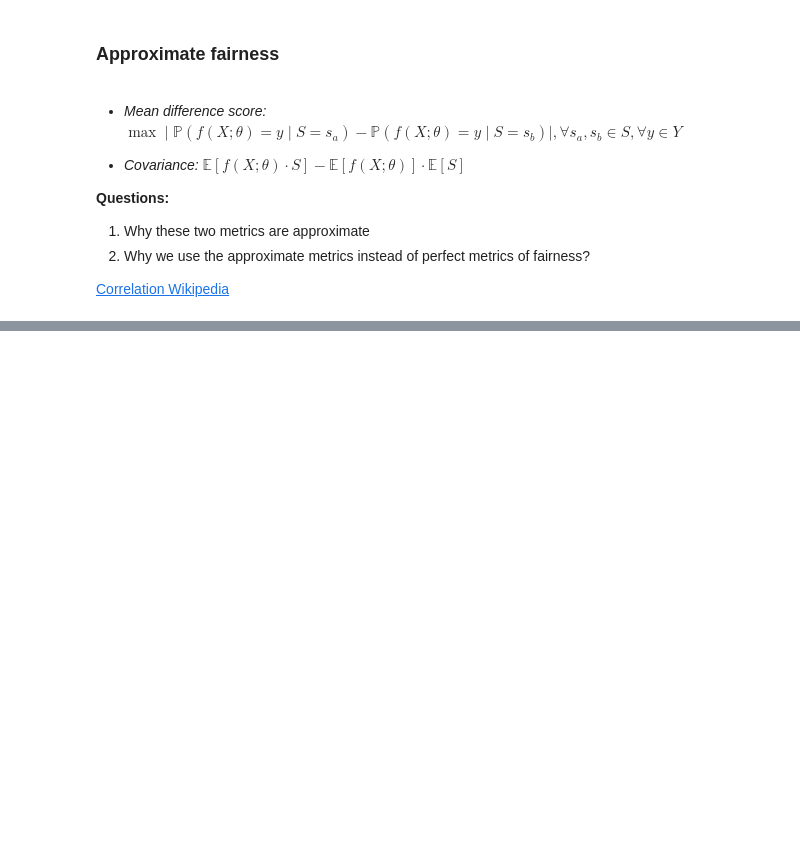
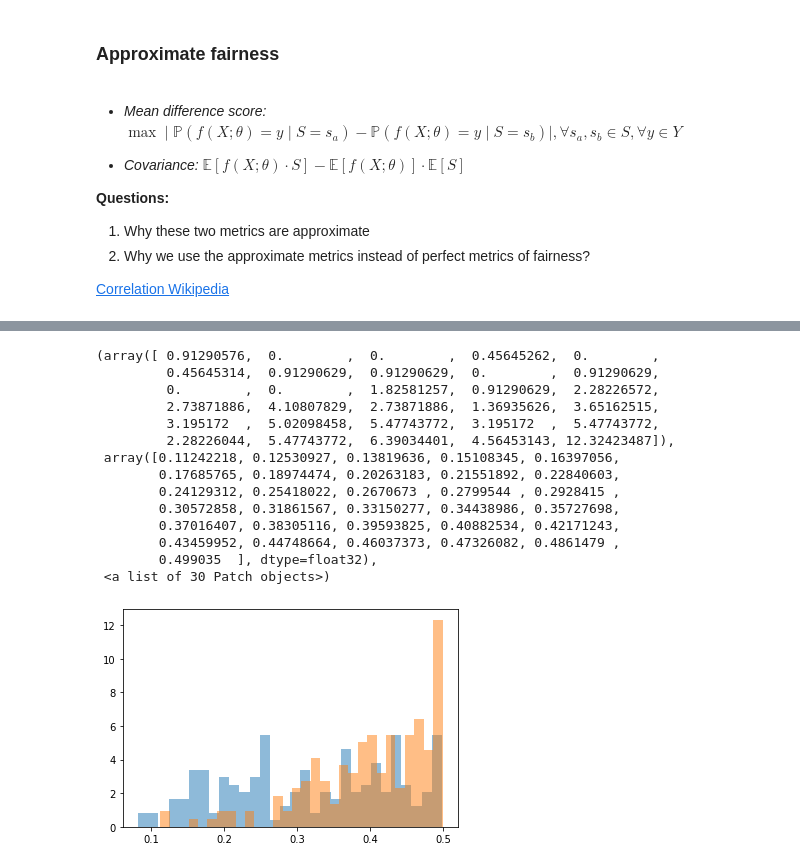
Before and after one commit to valeriu-balaban/fair-ml-presentation, a Jupyter notebook: Fair_ML_Presentation.ipynb, the cells around one changed output, grey strips where cells are left out. Cells and saved outputs as stored; diff of their text form; code cells hidden in the pictures; blank space fills up the shorter version.

```diff
--- a/Fair_ML_Presentation.ipynb
+++ b/Fair_ML_Presentation.ipynb
@@ -271,0 +473,24 @@ To simplify things we will focus only on classification. Although, the methods w
+# %%
+# Select predicted prob by subgroup
+pred_prob   = torch.tensor([y[idx].item() for y, idx in zip(y_hat.softmax(dim=1), y_test)])
+pred_prob_a = pred_prob[y_mask][x_group < 0]
+pred_prob_b = pred_prob[y_mask][x_group > 0]
+
+plt.hist(pred_prob_a.numpy(), alpha=0.5, bins=30, density=True)
+plt.hist(pred_prob_b.numpy(), alpha=0.5, bins=30, density=True)
+# %% [output]
+(array([ 0.91290576,  0.        ,  0.        ,  0.45645262,  0.        ,
+         0.45645314,  0.91290629,  0.91290629,  0.        ,  0.91290629,
+         0.        ,  0.        ,  1.82581257,  0.91290629,  2.28226572,
+         2.73871886,  4.10807829,  2.73871886,  1.36935626,  3.65162515,
+         3.195172  ,  5.02098458,  5.47743772,  3.195172  ,  5.47743772,
+         2.28226044,  5.47743772,  6.39034401,  4.56453143, 12.32423487]),
+ array([0.11242218, 0.12530927, 0.13819636, 0.15108345, 0.16397056,
+        0.17685765, 0.18974474, 0.20263183, 0.21551892, 0.22840603,
+        0.24129312, 0.25418022, 0.2670673 , 0.2799544 , 0.2928415 ,
+        0.30572858, 0.31861567, 0.33150277, 0.34438986, 0.35727698,
+        0.37016407, 0.38305116, 0.39593825, 0.40882534, 0.42171243,
+        0.43459952, 0.44748664, 0.46037373, 0.47326082, 0.4861479 ,
+        0.499035  ], dtype=float32),
+ <a list of 30 Patch objects>)
+[figure, added]
```
Also changed, not shown: parts of 10 cells of this notebook.
